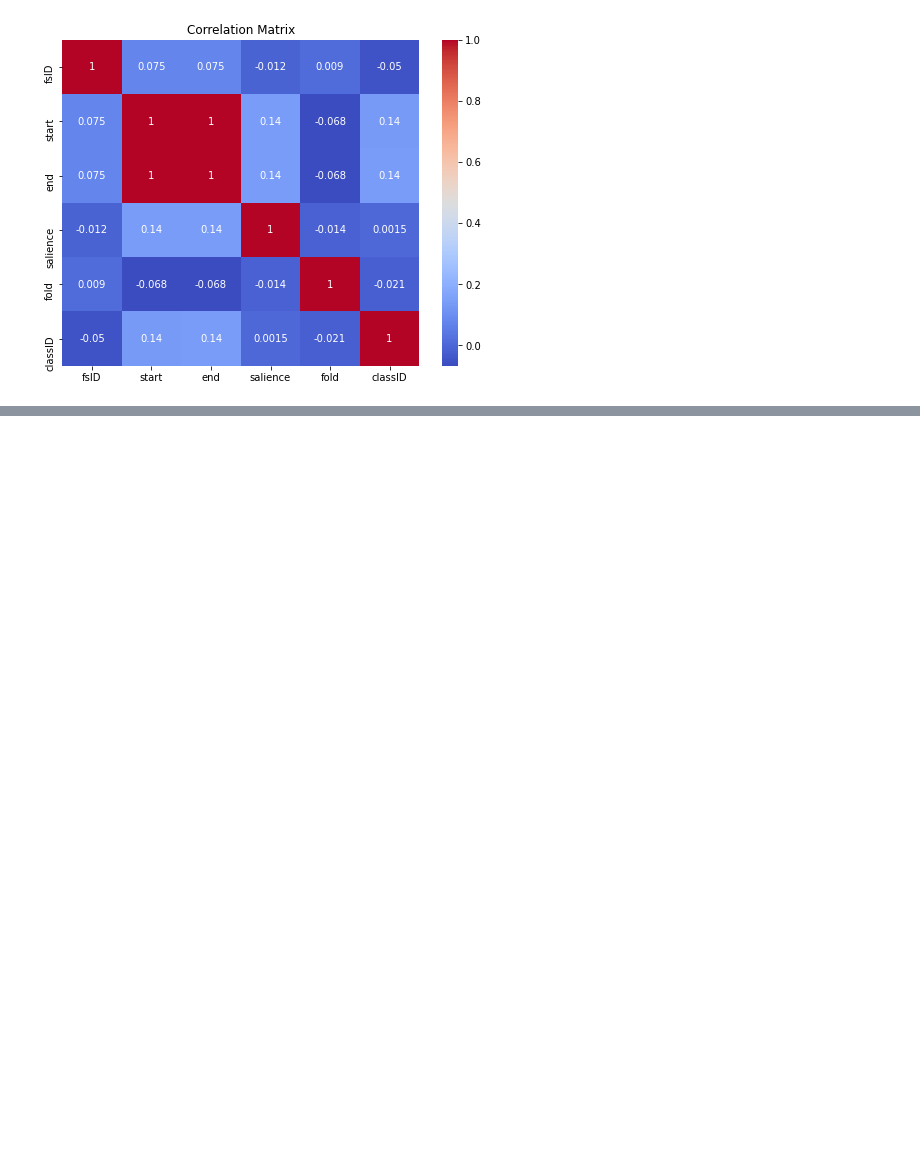
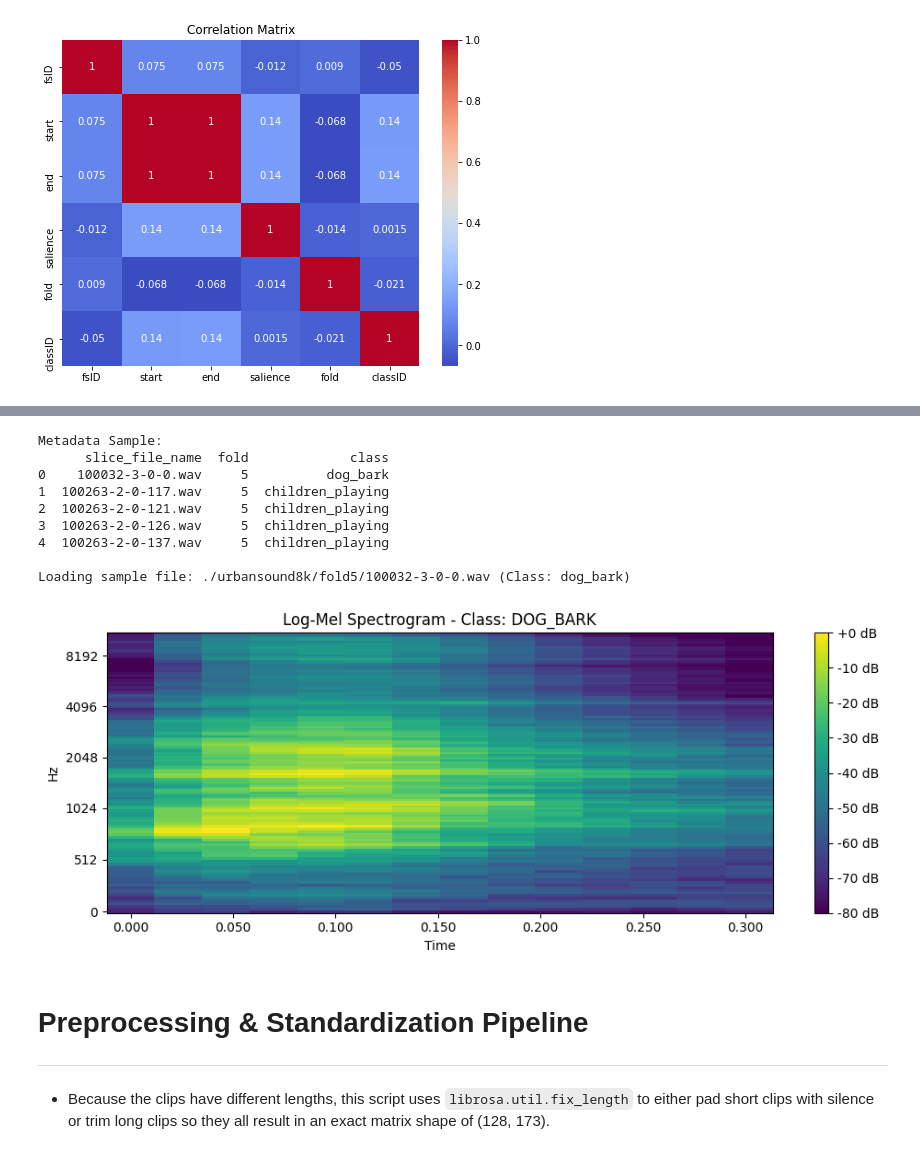
Before and after one commit to Wanyiri9dave/Audio-Classification-Deep-Learning-, a Jupyter notebook: Audio_Classification.ipynb, the cells around one changed output, grey strips where cells are left out. Cells and saved outputs as stored; diff of their text form; code cells hidden in the pictures; blank space fills up the shorter version.

```diff
--- a/Audio_Classification.ipynb
+++ b/Audio_Classification.ipynb
@@ -490,0 +523,58 @@ plt.show()
+# %%
+import os
+import pandas as pd
+import librosa
+import librosa.display
+import matplotlib.pyplot as plt
+import numpy as np
+
+# 1. Load the metadata CSV to find file paths and labels
+csv_path = "./urbansound8k/UrbanSound8K.csv"
+df = pd.read_csv(csv_path)
+
+# Let's peek at the first few rows to verify it loaded
+print("Metadata Sample:")
+print(df[['slice_file_name', 'fold', 'class']].head())
+
+# 2. Pick a specific row to visualize (e.g., index 0)
+sample_row = df.iloc[0]
+filename = sample_row['slice_file_name']
+fold = sample_row['fold']
+sound_class = sample_row['class']
+
+# 3. Construct the exact path to the file inside the cloud instance
+# Example target path: ./urbansound8k/fold1/100263-2-0-117.wav
+audio_path = os.path.join("./urbansound8k", f"fold{fold}", filename)
+print(f"\nLoading sample file: {audio_path} (Class: {sound_class})")
+
+# 4. Load the audio signal
+y, sr = librosa.load(audio_path, sr=22050)
+
+# 5. Generate the Log-Mel Spectrogram
+mel_spect = librosa.feature.melspectrogram(y=y, sr=sr, n_mels=128)
+mel_spect_db = librosa.power_to_db(mel_spect, ref=np.max)
+
+# 6. Plot the feature matrix
+plt.figure(figsize=(10, 4))
+librosa.display.specshow(mel_spect_db, sr=sr, x_axis='time', y_axis='mel', cmap='viridis')
+plt.colorbar(format='%+2.0f dB')
+plt.title(f'Log-Mel Spectrogram - Class: {sound_class.upper()}')
+plt.tight_layout()
+plt.show()
+# %% [output]
+Metadata Sample:
+      slice_file_name  fold             class
+0    100032-3-0-0.wav     5          dog_bark
+1  100263-2-0-117.wav     5  children_playing
+2  100263-2-0-121.wav     5  children_playing
+3  100263-2-0-126.wav     5  children_playing
+4  100263-2-0-137.wav     5  children_playing
+
+Loading sample file: ./urbansound8k/fold5/100032-3-0-0.wav (Class: dog_bark)
+[figure, added]
+# %% [markdown]
+# Preprocessing & Standardization Pipeline
+
+---
+# %% [markdown]
+* Because the clips have different lengths, this script uses `librosa.util.fix_length` to either pad short clips with silence or trim long clips so they all result in an exact matrix shape of (128, 173).
```
Also changed, not shown: parts of 14 cells of this notebook.
